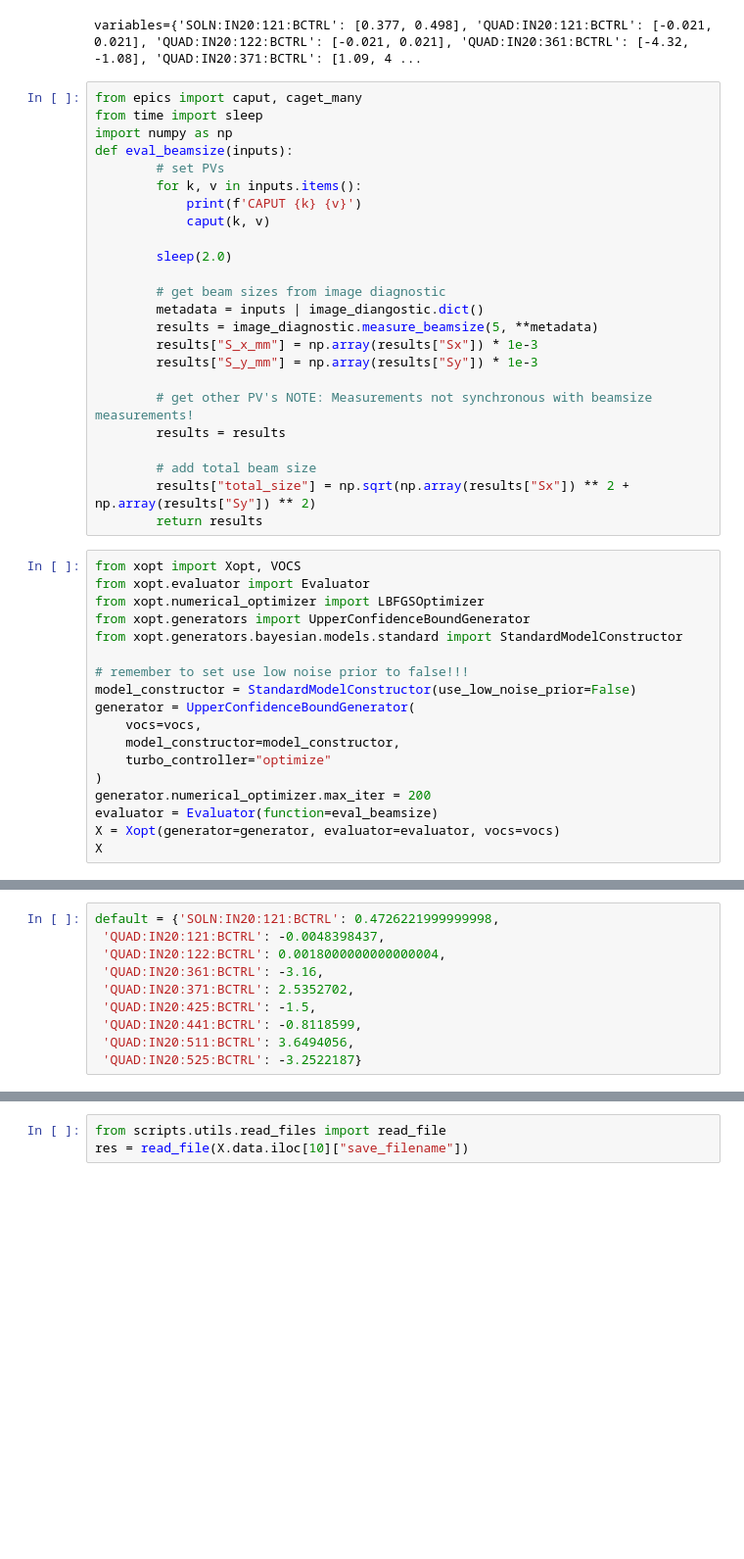
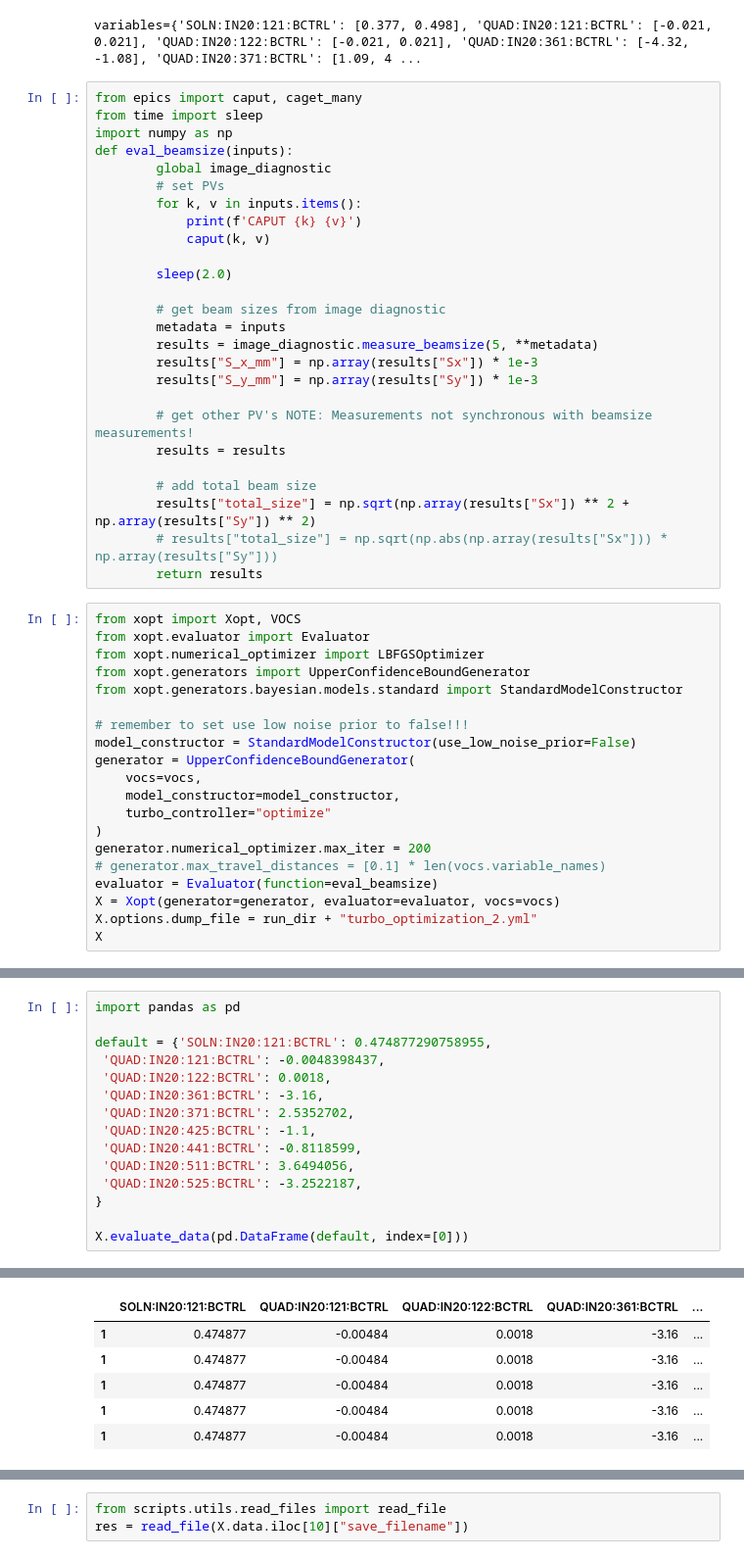
Before and after one commit to t-bz/SLAC_Xopt, a Jupyter notebook: lcls/optimization/basic_optimization.ipynb, the cells around one changed output, grey strips where cells are left out. Shown at 98% size. Saved outputs shown, nothing was run; the diff lists cells and outputs as text; blank space fills up the shorter version.

```diff
--- a/lcls/optimization/basic_optimization.ipynb
+++ b/lcls/optimization/basic_optimization.ipynb
@@ -82,6 +82,7 @@ from epics import caput, caget_many
 from time import sleep
 import numpy as np
 def eval_beamsize(inputs):
+        global image_diagnostic
         # set PVs
         for k, v in inputs.items():
             print(f'CAPUT {k} {v}')
@@ -90,7 +91,7 @@ def eval_beamsize(inputs):
         sleep(2.0)
 
         # get beam sizes from image diagnostic
-        metadata = inputs | image_diangostic.dict()
+        metadata = inputs
         results = image_diagnostic.measure_beamsize(5, **metadata)
         results["S_x_mm"] = np.array(results["Sx"]) * 1e-3
         results["S_y_mm"] = np.array(results["Sy"]) * 1e-3
@@ -100,6 +101,7 @@ def eval_beamsize(inputs):
 
         # add total beam size
         results["total_size"] = np.sqrt(np.array(results["Sx"]) ** 2 + np.array(results["Sy"]) ** 2)
+        # results["total_size"] = np.sqrt(np.abs(np.array(results["Sx"])) * np.array(results["Sy"]))
         return results
 # %%
 from xopt import Xopt, VOCS
@@ -116,8 +118,10 @@ generator = UpperConfidenceBoundGenerator(
     turbo_controller="optimize"
 )
 generator.numerical_optimizer.max_iter = 200
+# generator.max_travel_distances = [0.1] * len(vocs.variable_names)
 evaluator = Evaluator(function=eval_beamsize)
 X = Xopt(generator=generator, evaluator=evaluator, vocs=vocs)
+X.options.dump_file = run_dir + "turbo_optimization_2.yml"
 X
 # %% [output]
             Xopt
@@ -138,12 +142,18 @@ generator:
   constants: {}
   observables: []
 # %%
-default = {'SOLN:IN20:121:BCTRL': 0.4726221999999998,
+import pandas as pd
+
+default = {'SOLN:IN20:121:BCTRL': 0.474877290758955,
  'QUAD:IN20:121:BCTRL': -0.0048398437,
- 'QUAD:IN20:122:BCTRL': 0.0018000000000000004,
+ 'QUAD:IN20:122:BCTRL': 0.0018,
  'QUAD:IN20:361:BCTRL': -3.16,
  'QUAD:IN20:371:BCTRL': 2.5352702,
- 'QUAD:IN20:425:BCTRL': -1.5,
+ 'QUAD:IN20:425:BCTRL': -1.1,
  'QUAD:IN20:441:BCTRL': -0.8118599,
  'QUAD:IN20:511:BCTRL': 3.6494056,
- 'QUAD:IN20:525:BCTRL': -3.2522187}
+ 'QUAD:IN20:525:BCTRL': -3.2522187,
+}
+
+X.evaluate_data(pd.DataFrame(default, index=[0]))
+# %% [output]
@@ -149,0 +169,6 @@ default = {'SOLN:IN20:121:BCTRL': 0.4726221999999998,
+|  | SOLN:IN20:121:BCTRL | QUAD:IN20:121:BCTRL | QUAD:IN20:122:BCTRL | QUAD:IN20:361:BCTRL | ... |
+| 1 | 0.474877 | -0.00484 | 0.0018 | -3.16 | ... |
+| 1 | 0.474877 | -0.00484 | 0.0018 | -3.16 | ... |
+| 1 | 0.474877 | -0.00484 | 0.0018 | -3.16 | ... |
+| 1 | 0.474877 | -0.00484 | 0.0018 | -3.16 | ... |
+| 1 | 0.474877 | -0.00484 | 0.0018 | -3.16 | ... |
```
Also changed, not shown: parts of 20 cells of this notebook, 9 other files.
